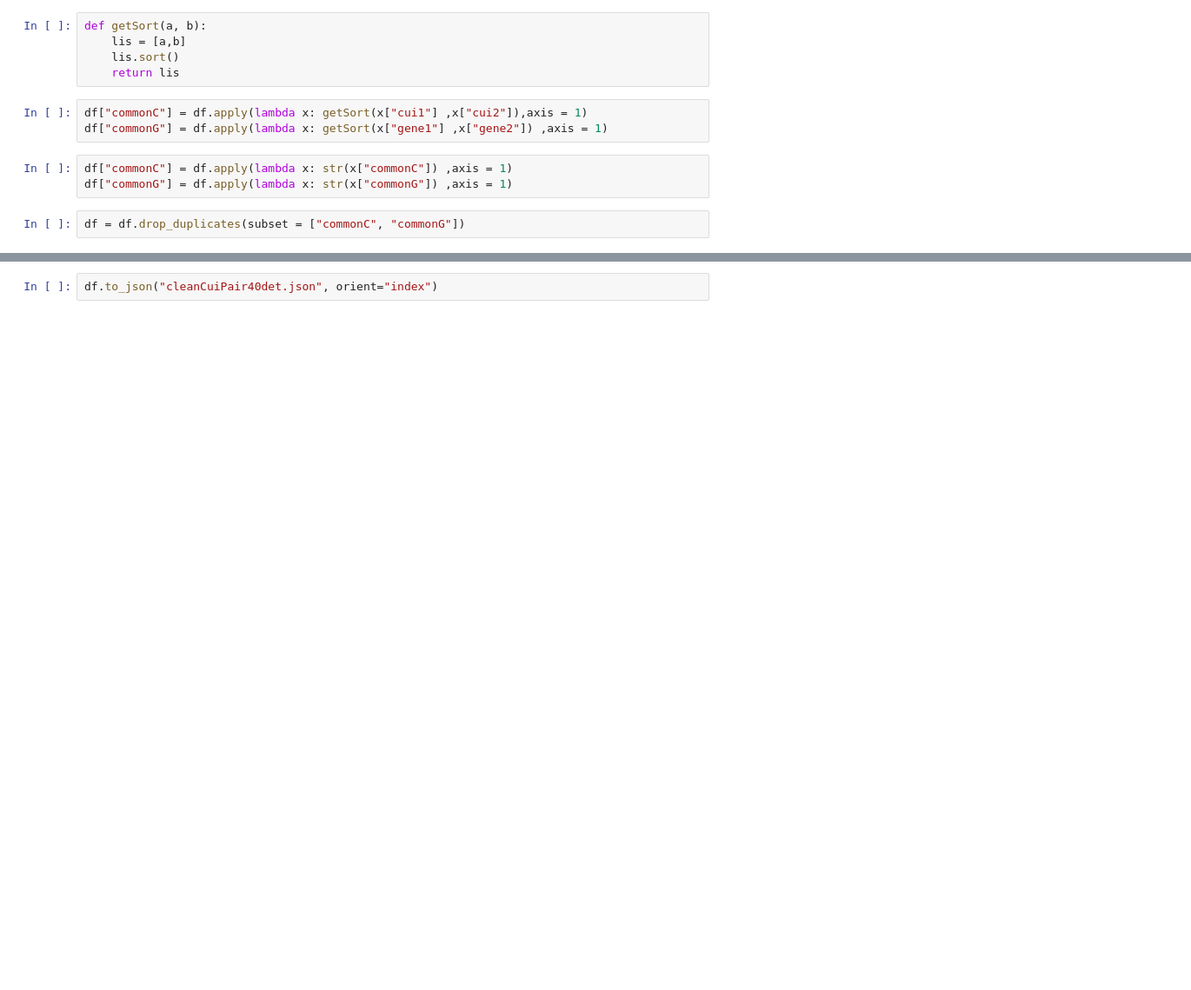
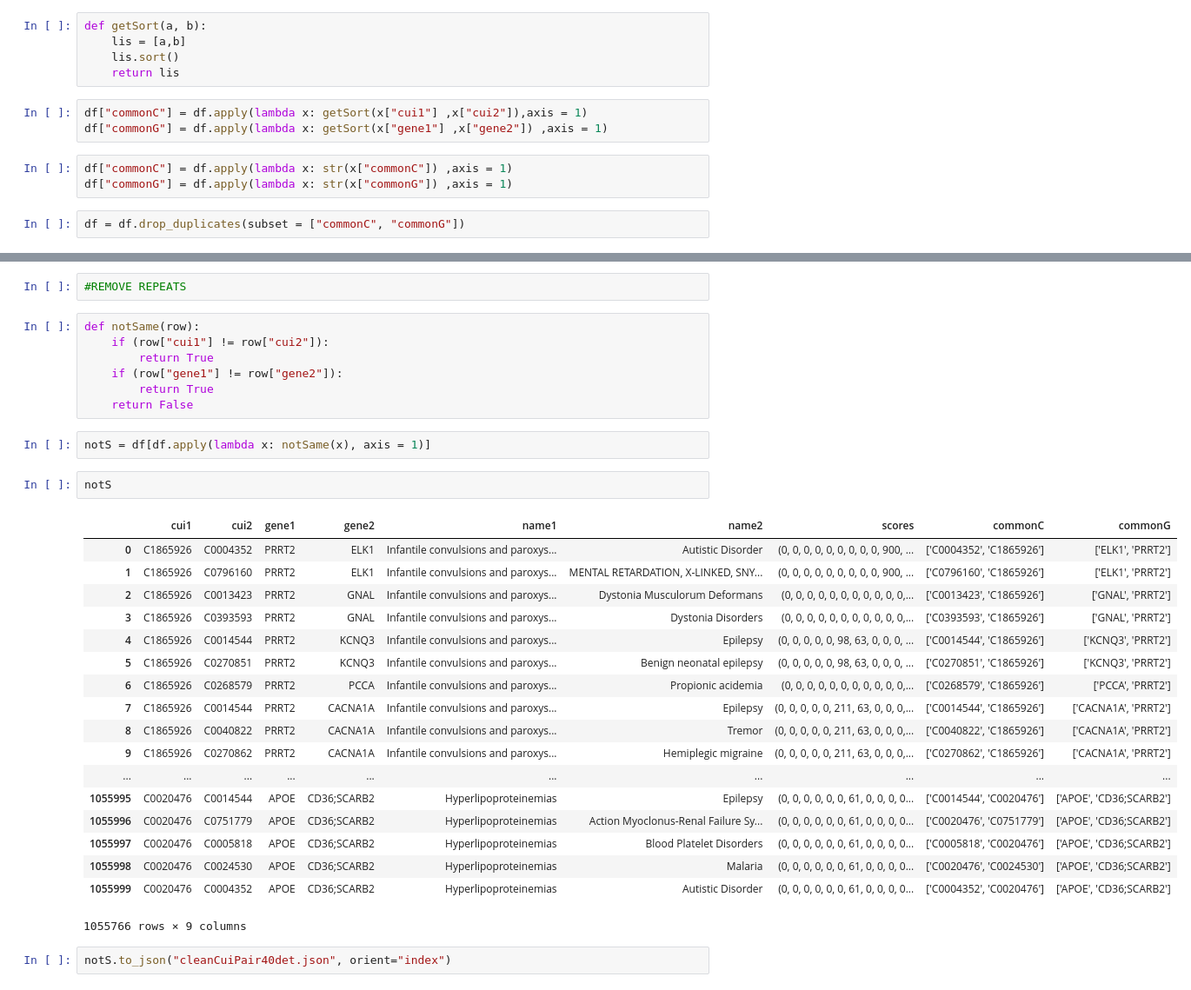
Before and after one commit to kluthr1/PPIntsCUIs, a Jupyter notebook: removeCUIRepeats.ipynb, the cells around one changed output, grey strips where cells are left out. Shown at 87% size. Drawn from its saved outputs; the diff is of its cells as text; blank space fills up the shorter version.

```diff
--- a/removeCUIRepeats.ipynb
+++ b/removeCUIRepeats.ipynb
@@ -59,3 +59,35 @@ df
 1056000 rows × 9 columns
+# %%
+#REMOVE REPEATS
+# %%
+def notSame(row):
+    if (row["cui1"] != row["cui2"]):
+        return True
+    if (row["gene1"] != row["gene2"]):
+        return True
+    return False
+# %%
+notS = df[df.apply(lambda x: notSame(x), axis = 1)]
+# %%
+notS
+# %% [output]
+|  | cui1 | cui2 | gene1 | gene2 | name1 | name2 | scores | commonC | commonG |
+| 0 | C1865926 | C0004352 | PRRT2 | ELK1 | Infantile convulsions and paroxys... | Autistic Disorder | (0, 0, 0, 0, 0, 0, 0, 0, 0, 900, ... | ['C0004352', 'C1865926'] | ['ELK1', 'PRRT2'] |
+| 1 | C1865926 | C0796160 | PRRT2 | ELK1 | Infantile convulsions and paroxys... | MENTAL RETARDATION, X-LINKED, SNY... | (0, 0, 0, 0, 0, 0, 0, 0, 0, 900, ... | ['C0796160', 'C1865926'] | ['ELK1', 'PRRT2'] |
+| 2 | C1865926 | C0013423 | PRRT2 | GNAL | Infantile convulsions and paroxys... | Dystonia Musculorum Deformans | (0, 0, 0, 0, 0, 0, 0, 0, 0, 0, 0,... | ['C0013423', 'C1865926'] | ['GNAL', 'PRRT2'] |
+| 3 | C1865926 | C0393593 | PRRT2 | GNAL | Infantile convulsions and paroxys... | Dystonia Disorders | (0, 0, 0, 0, 0, 0, 0, 0, 0, 0, 0,... | ['C0393593', 'C1865926'] | ['GNAL', 'PRRT2'] |
+| 4 | C1865926 | C0014544 | PRRT2 | KCNQ3 | Infantile convulsions and paroxys... | Epilepsy | (0, 0, 0, 0, 0, 98, 63, 0, 0, 0, ... | ['C0014544', 'C1865926'] | ['KCNQ3', 'PRRT2'] |
+| 5 | C1865926 | C0270851 | PRRT2 | KCNQ3 | Infantile convulsions and paroxys... | Benign neonatal epilepsy | (0, 0, 0, 0, 0, 98, 63, 0, 0, 0, ... | ['C0270851', 'C1865926'] | ['KCNQ3', 'PRRT2'] |
+| 6 | C1865926 | C0268579 | PRRT2 | PCCA | Infantile convulsions and paroxys... | Propionic acidemia | (0, 0, 0, 0, 0, 0, 0, 0, 0, 0, 0,... | ['C0268579', 'C1865926'] | ['PCCA', 'PRRT2'] |
+| 7 | C1865926 | C0014544 | PRRT2 | CACNA1A | Infantile convulsions and paroxys... | Epilepsy | (0, 0, 0, 0, 0, 211, 63, 0, 0, 0,... | ['C0014544', 'C1865926'] | ['CACNA1A', 'PRRT2'] |
+| 8 | C1865926 | C0040822 | PRRT2 | CACNA1A | Infantile convulsions and paroxys... | Tremor | (0, 0, 0, 0, 0, 211, 63, 0, 0, 0,... | ['C0040822', 'C1865926'] | ['CACNA1A', 'PRRT2'] |
+| 9 | C1865926 | C0270862 | PRRT2 | CACNA1A | Infantile convulsions and paroxys... | Hemiplegic migraine | (0, 0, 0, 0, 0, 211, 63, 0, 0, 0,... | ['C0270862', 'C1865926'] | ['CACNA1A', 'PRRT2'] |
+| ... | ... | ... | ... | ... | ... | ... | ... | ... | ... |
+| 1055995 | C0020476 | C0014544 | APOE | CD36;SCARB2 | Hyperlipoproteinemias | Epilepsy | (0, 0, 0, 0, 0, 0, 61, 0, 0, 0, 0... | ['C0014544', 'C0020476'] | ['APOE', 'CD36;SCARB2'] |
+| 1055996 | C0020476 | C0751779 | APOE | CD36;SCARB2 | Hyperlipoproteinemias | Action Myoclonus-Renal Failure Sy... | (0, 0, 0, 0, 0, 0, 61, 0, 0, 0, 0... | ['C0020476', 'C0751779'] | ['APOE', 'CD36;SCARB2'] |
+| 1055997 | C0020476 | C0005818 | APOE | CD36;SCARB2 | Hyperlipoproteinemias | Blood Platelet Disorders | (0, 0, 0, 0, 0, 0, 61, 0, 0, 0, 0... | ['C0005818', 'C0020476'] | ['APOE', 'CD36;SCARB2'] |
+| 1055998 | C0020476 | C0024530 | APOE | CD36;SCARB2 | Hyperlipoproteinemias | Malaria | (0, 0, 0, 0, 0, 0, 61, 0, 0, 0, 0... | ['C0020476', 'C0024530'] | ['APOE', 'CD36;SCARB2'] |
+| 1055999 | C0020476 | C0004352 | APOE | CD36;SCARB2 | Hyperlipoproteinemias | Autistic Disorder | (0, 0, 0, 0, 0, 0, 61, 0, 0, 0, 0... | ['C0004352', 'C0020476'] | ['APOE', 'CD36;SCARB2'] |
+1055766 rows × 9 columns
 # %%
-df.to_json("cleanCuiPair40det.json", orient="index")
+notS.to_json("cleanCuiPair40det.json", orient="index")
```
Also changed, not shown: parts of 2 cells of this notebook, 3 other files.
